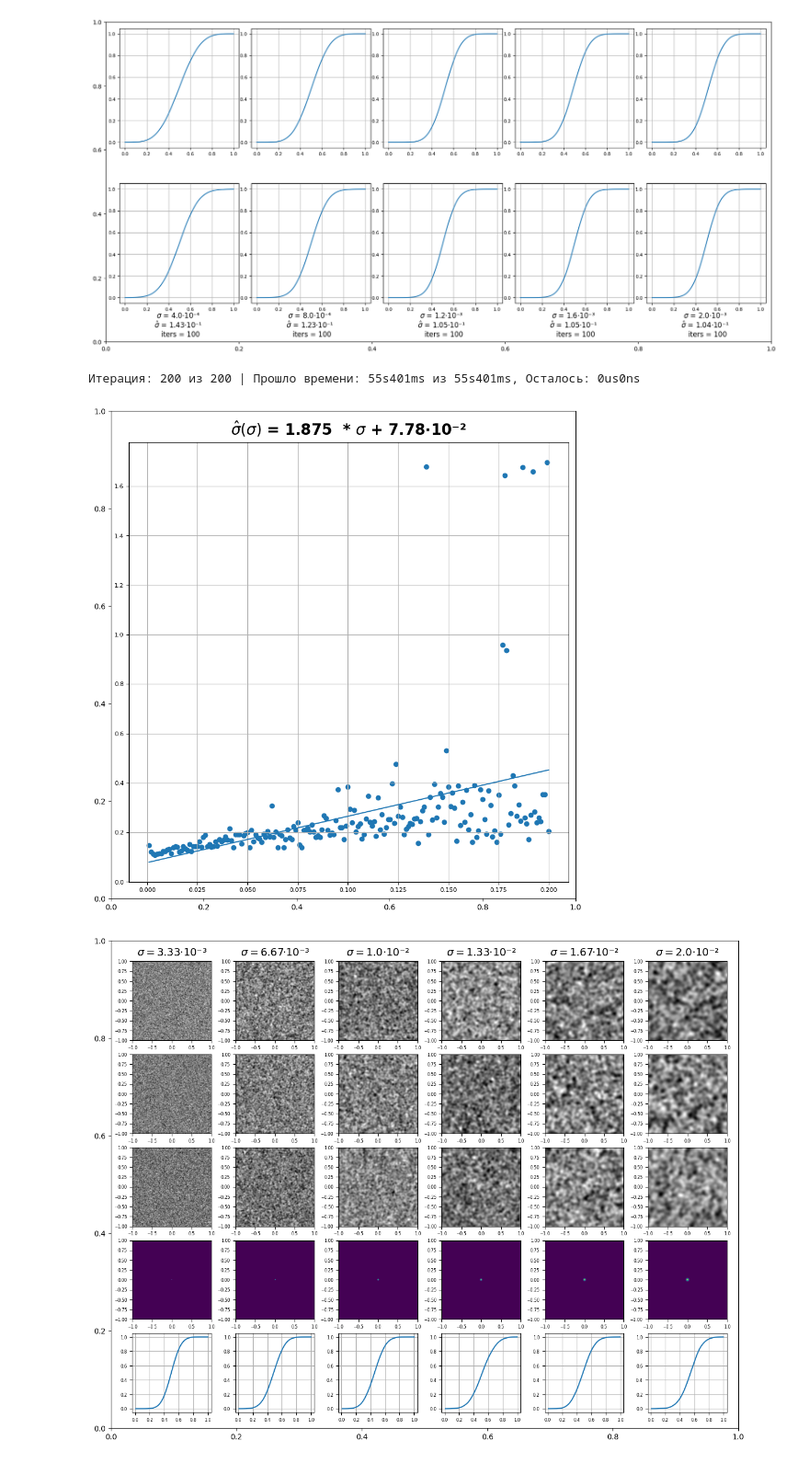
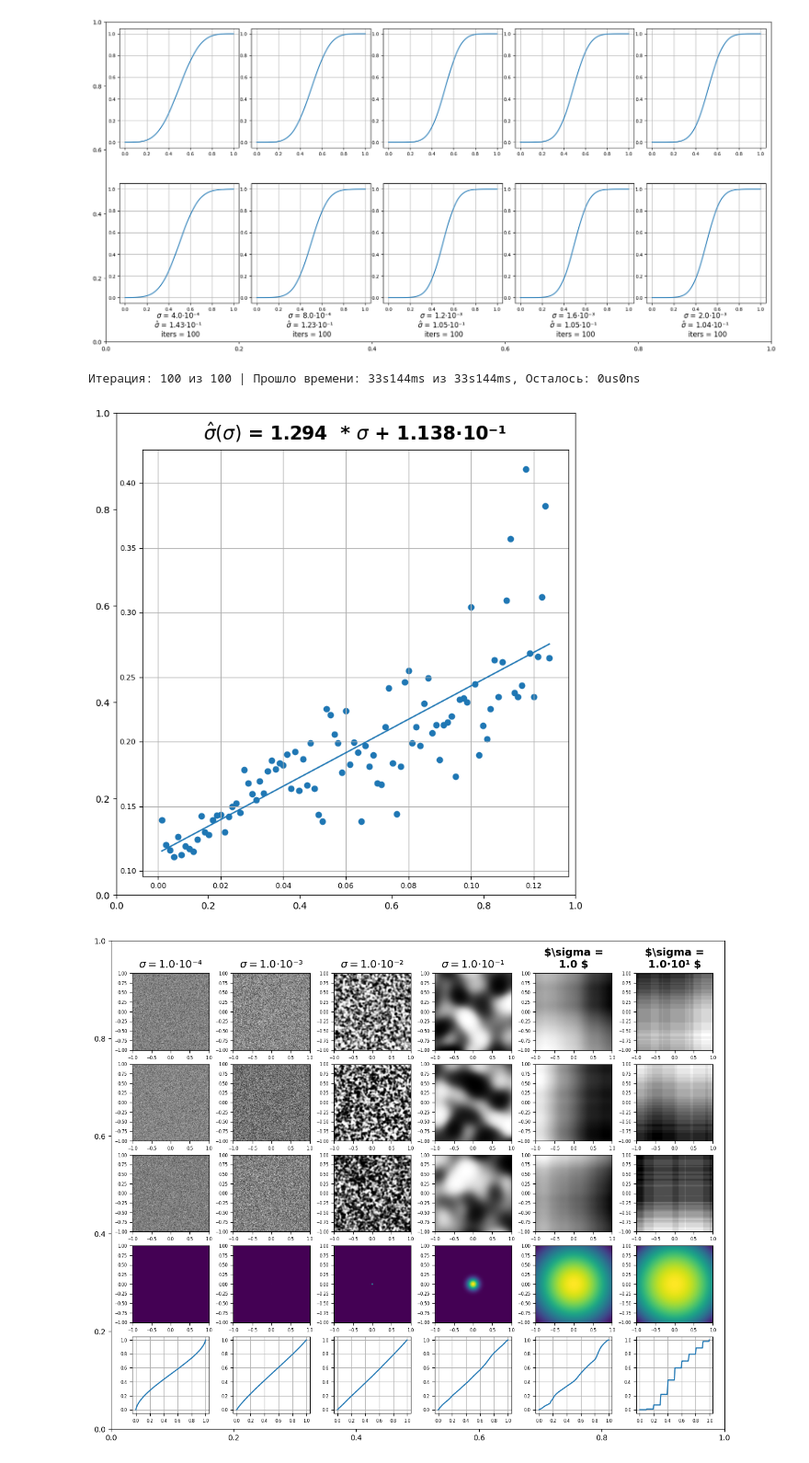
Before and after one commit to Belashov641618/DNN, a Jupyter notebook: collab/Incoherent.ipynb, the cells around one changed output. Shown at 92% size. Cells and saved outputs as stored; diff of their text form; code cells hidden in the pictures.

```diff
--- a/collab/Incoherent.ipynb
+++ b/collab/Incoherent.ipynb
@@ -261,11 +261,6 @@ def generate_field(N:int, sigma:float, lims:tuple[float,float], get_core:bool=Fa
       return result, core
   return result
 
-def normalize_uniform(data:torch.Tensor, sigma:float):
-  result = 0.5 * (torch.erf((data - 0.5)/(sigma*numpy.sqrt(2))) / scipy.special.erf(1.0 / (sigma*2*numpy.sqrt(2))) + 1.0)
-  result = (result - result.min()) / (result.max() - result.min())
-  return result
-
 def calc_distribution(N:int, data:torch.Tensor):
   drange = torch.linspace(data.min(), data.max(), N)
   results = torch.zeros(N)
@@ -325,11 +320,11 @@ plot.show()
 # %% [output]
 [figure]
 # %%
-samples = 200
+samples = 100
 N = 500
 
 lims = (-1.0, +1.0)
-sigmas = numpy.linspace(0, 0.2, int(samples)+1)[1:]
+sigmas = numpy.linspace(0, 0.125, int(samples)+1)[1:]
 sigmas_ = numpy.zeros(samples)
 
 for i, sigma in enumerate(CycleTimePredictor(sigmas)):
@@ -354,12 +349,12 @@ for i, sigma in enumerate(CycleTimePredictor(sigmas)):
     iter += 1
   sigmas_[i] = param.detach().clone().item()
 # %% [output]
-Итерация: 200 из 200 | Прошло времени: 55s401ms из 55s401ms, Осталось: 0us0ns
+Итерация: 100 из 100 | Прошло времени: 33s144ms из 33s144ms, Осталось: 0us0ns
 # %%
 coefficients = numpy.polyfit(sigmas, sigmas_, 1)
 sigmas__ = numpy.poly1d(coefficients)(sigmas)
 
-plot = TiledPlot(16,9)
+plot = TiledPlot(16*0.8,9*0.8)
 plot.FontLibrary.MultiplyFontSize(1.0)
 axes = plot.axes.add(0,0)
 axes.grid(True)
@@ -368,33 +363,48 @@ axes.plot(sigmas, sigmas__)
 plot.graph.title(f"$\hat\sigma(\sigma)$ = {Format.Scientific(coefficients[0])} * $\sigma$ + {Format.Scientific(coefficients[1])}")
 plot.show()
 # %% [output]
-[figure, old version]
+[figure, new version]
+# %%
+def normalize_uniform(data:torch.Tensor, sigma:float):
+  sigma_ = 1.294 * sigma  +  1.138E-1
+  result = 0.5 * (torch.erf((data - 0.5)/(sigma_*numpy.sqrt(2))) / scipy.special.erf(1.0 / (sigma_*2*numpy.sqrt(2))) + 1.0)
+  result = (result - result.min()) / (result.max() - result.min())
+  return result
 # %%
+def generate_incoherent(N:int, sigma:float, lims:tuple[float,float], return_core:bool=False):
+  if return_core:
+    field, core = generate_field(N, sigma, lims, True)
+    field = normalize_uniform(field, sigma)
+    return field, core
+  field = generate_field(N, sigma, lims, False)
+  field = normalize_uniform(field, sigma)
+  return field
+
 with torch.no_grad():
   cols = 6
   rows = 5
   N = 1000
 
   lims = (-1.0, +1.0)
-  sigmas = numpy.linspace(0, 0.02, cols+1)[1:]
+  sigmas = numpy.logspace(-4, 1, cols)
 
   plot = TiledPlot(16,9)
   plot.FontLibrary.MultiplyFontSize(0.7)
   for col, sigma in zip(range(cols), sigmas):
-    field, core = generate_field(N, sigma, lims, True)
+    field, core = generate_incoherent(N, sigma, lims, True)
     axes = plot.axes.add(col, rows-2)
     axes.imshow(core, cmap='viridis', aspect='auto', extent=[*lims, *lims])
     plot.description.column.top(f'$\sigma = {Format.Scientific(sigma, "", 2)}$', col)
 
     distribution, drange = calc_distribution(100, field)
     axes = plot.axes.add(col, rows-1)
     axes.plot(drange, distribution.cpu())
     axes.grid(True)
 
     for row in range(rows-2):
-      field = generate_field(N, sigma, lims, False)
+      field = generate_incoherent(N, sigma, lims, False)
       axes = plot.axes.add(col, row)
       axes.imshow(field, cmap='gray', aspect='auto', extent=[*lims, *lims])
   plot.show()
 # %% [output]
-[figure, old version]
+[figure, new version]
```
Also changed, not shown: parts of 1 cell of this notebook.
